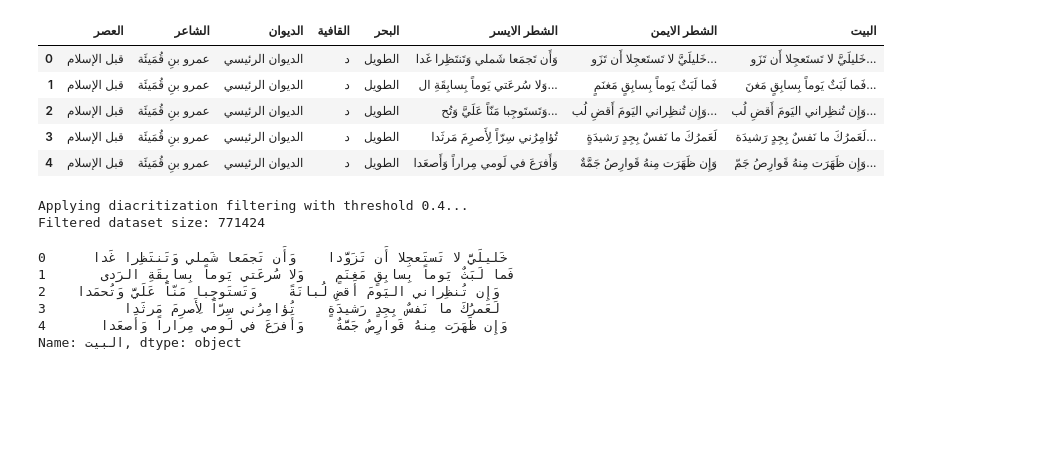
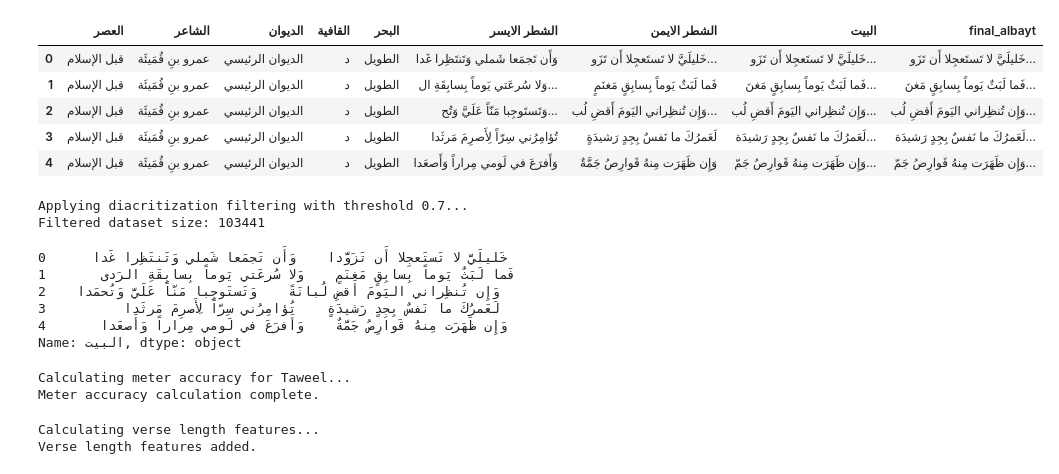
Before and after one commit to tarek-debug/BaytDiffuser, a Jupyter notebook: notebooks/data_preprocessing.ipynb, the cells around one changed output. Drawn from its saved outputs; the diff is of its cells as text; code cells hidden in the pictures; blank space fills up the shorter version.

```diff
--- a/notebooks/data_preprocessing.ipynb
+++ b/notebooks/data_preprocessing.ipynb
@@ -40,14 +43,19 @@ from utils import (
 sns.set(style="whitegrid")
 # %%
 # Define paths
-raw_data_path = '../data/raw/apcd/apcd_full.csv'  # Update if necessary
+original_csv = '../data/raw/apcd/apcd_full.csv'
+diacritized_csv = '../data/raw/apcd/apcd_full_diacritized.csv'
 processed_output_dir = '../data/processed'
+os.makedirs(processed_output_dir, exist_ok=True)
+# Define the meter pattern for الطويل
+taweel_pattern = "―∪∪――∪∪―"
 
-# Load raw data
-print("Loading raw data...")
-try:
-    raw_df = pd.read_csv(raw_data_path, encoding='utf-8')
-    print(f"Raw data loaded successfully with {len(raw_df)} records.")
-except FileNotFoundError:
-    print(f"Error: File not found at {raw_data_path}")
+#Load the datasets
+print("Loading original dataset...")
+original_df = pd.read_csv(original_csv, encoding='utf-8-sig')
+print(f"Original dataset loaded with {len(original_df)} records.")
+
+print("Loading auto-diacritized dataset...")
+diacritized_df = pd.read_csv(diacritized_csv, encoding='utf-8-sig')
+print(f"Auto-diacritized dataset loaded with {len(diacritized_df)} records.")
 # %% [output]
@@ -55,0 +70,7 @@ Raw data loaded successfully with 1831770 records.
+# %%
+# Filter for "طويل بحر"
+print("Filtering for 'طويل بحر'...")
+original_df = original_df[original_df['البحر'] == 'الطويل']
+diacritized_df = diacritized_df[diacritized_df['البحر'] == 'الطويل']
+print(f"Filtered Original dataset size: {len(original_df)}")
+print(f"Filtered Diacritized dataset size: {len(diacritized_df)}")
@@ -56,10 +155,10 @@ Raw data loaded successfully with 1831770 records.
 # %%
 # Preview raw data
-raw_df.head()
+original_df.head()
 # %% [output]
-|  | العصر | الشاعر | الديوان | القافية | البحر | الشطر الايسر | الشطر الايمن | البيت |
-| 0 | قبل الإسلام | عمرو بنِ قُمَيئَة | الديوان الرئيسي | د | الطويل | وَأَن تَجمَعا شَملي وَتَنتَظِرا غَدا | خَليلَيَّ لا تَستَعجِلا أَن تَزَو... | خَليلَيَّ لا تَستَعجِلا أَن تَزَو... |
-| 1 | قبل الإسلام | عمرو بنِ قُمَيئَة | الديوان الرئيسي | د | الطويل | وَلا سُرعَتي يَوماً بِسابِقَةِ ال... | فَما لَبَثٌ يَوماً بِسابِقٍ مَغنَمٍ | فَما لَبَثٌ يَوماً بِسابِقٍ مَغنَ... |
-| 2 | قبل الإسلام | عمرو بنِ قُمَيئَة | الديوان الرئيسي | د | الطويل | وَتَستَوجِبا مَنّاً عَلَيَّ وَتُح... | وَإِن تُنظِراني اليَومَ أَقضِ لُب... | وَإِن تُنظِراني اليَومَ أَقضِ لُب... |
-| 3 | قبل الإسلام | عمرو بنِ قُمَيئَة | الديوان الرئيسي | د | الطويل | تُؤامِرُني سِرّاً لِأَصرِمَ مَرثَدا | لَعَمرُكَ ما نَفسٌ بِجِدٍ رَشيدَةٍ | لَعَمرُكَ ما نَفسٌ بِجِدٍ رَشيدَة... |
-| 4 | قبل الإسلام | عمرو بنِ قُمَيئَة | الديوان الرئيسي | د | الطويل | وَأَفرَعَ في لَومي مِراراً وَأَصعَدا | وَإِن ظَهَرَت مِنهُ قَوارِصُ جَمَّةٌ | وَإِن ظَهَرَت مِنهُ قَوارِصُ جَمّ... |
+|  | العصر | الشاعر | الديوان | القافية | البحر | الشطر الايسر | الشطر الايمن | البيت | final_albayt |
+| 0 | قبل الإسلام | عمرو بنِ قُمَيئَة | الديوان الرئيسي | د | الطويل | وَأَن تَجمَعا شَملي وَتَنتَظِرا غَدا | خَليلَيَّ لا تَستَعجِلا أَن تَزَو... | خَليلَيَّ لا تَستَعجِلا أَن تَزَو... | خَليلَيَّ لا تَستَعجِلا أَن تَزَو... |
+| 1 | قبل الإسلام | عمرو بنِ قُمَيئَة | الديوان الرئيسي | د | الطويل | وَلا سُرعَتي يَوماً بِسابِقَةِ ال... | فَما لَبَثٌ يَوماً بِسابِقٍ مَغنَمٍ | فَما لَبَثٌ يَوماً بِسابِقٍ مَغنَ... | فَما لَبَثٌ يَوماً بِسابِقٍ مَغنَ... |
+| 2 | قبل الإسلام | عمرو بنِ قُمَيئَة | الديوان الرئيسي | د | الطويل | وَتَستَوجِبا مَنّاً عَلَيَّ وَتُح... | وَإِن تُنظِراني اليَومَ أَقضِ لُب... | وَإِن تُنظِراني اليَومَ أَقضِ لُب... | وَإِن تُنظِراني اليَومَ أَقضِ لُب... |
+| 3 | قبل الإسلام | عمرو بنِ قُمَيئَة | الديوان الرئيسي | د | الطويل | تُؤامِرُني سِرّاً لِأَصرِمَ مَرثَدا | لَعَمرُكَ ما نَفسٌ بِجِدٍ رَشيدَةٍ | لَعَمرُكَ ما نَفسٌ بِجِدٍ رَشيدَة... | لَعَمرُكَ ما نَفسٌ بِجِدٍ رَشيدَة... |
+| 4 | قبل الإسلام | عمرو بنِ قُمَيئَة | الديوان الرئيسي | د | الطويل | وَأَفرَعَ في لَومي مِراراً وَأَصعَدا | وَإِن ظَهَرَت مِنهُ قَوارِصُ جَمَّةٌ | وَإِن ظَهَرَت مِنهُ قَوارِصُ جَمّ... | وَإِن ظَهَرَت مِنهُ قَوارِصُ جَمّ... |
@@ -66,13 +167,13 @@ raw_df.head()
 # %%
 # Apply diacritization filtering
-tashkeel_threshold = 0.4  # Adjust as needed
+tashkeel_threshold = 0.7  # Adjust as needed
 print(f"Applying diacritization filtering with threshold {tashkeel_threshold}...")
-raw_df['passes_diacritization'] = raw_df['البيت'].apply(lambda x: check_percentage_tashkeel(x, threshold=tashkeel_threshold))
+raw_df['passes_diacritization'] = raw_df['final_albayt'].apply(lambda x: check_percentage_tashkeel(x, threshold=tashkeel_threshold))
 filtered_df = raw_df[raw_df['passes_diacritization']].copy()
 print(f"Filtered dataset size: {len(filtered_df)}")
 # %% [output]
-Applying diacritization filtering with threshold 0.4...
-Filtered dataset size: 771424
+Applying diacritization filtering with threshold 0.7...
+Filtered dataset size: 103441
 # %%
 import pandas as pd
 
@@ -86,3 +187,21 @@ print(raw_df["البيت"].head())
 3          لَعَمرُكَ ما نَفسٌ بِجِدٍ رَشيدَةٍ    تُؤامِرُني سِرّاً لِأَصرِمَ مَرثَدا
 4       وَإِن ظَهَرَت مِنهُ قَوارِصُ جَمَّةٌ    وَأَفرَعَ في لَومي مِراراً وَأَصعَدا
 Name: البيت, dtype: object
+# %%
+# Calculate meter accuracy
+print("Calculating meter accuracy for Taweel...")
+filtered_df['meter_accuracy'] = filtered_df['البيت'].apply(
+    lambda verse: calculate_meter_accuracy(verse, taweel_pattern)
+)
+print("Meter accuracy calculation complete.")
+# %% [output]
+Calculating meter accuracy for Taweel...
+Meter accuracy calculation complete.
+# %%
+# Add verse length features
+print("Calculating verse length features...")
+filtered_df = get_verse_length_features(filtered_df)
+print("Verse length features added.")
+# %% [output]
+Calculating verse length features...
+Verse length features added.
```
Also changed, not shown: parts of 15 cells of this notebook, 8 other files.
